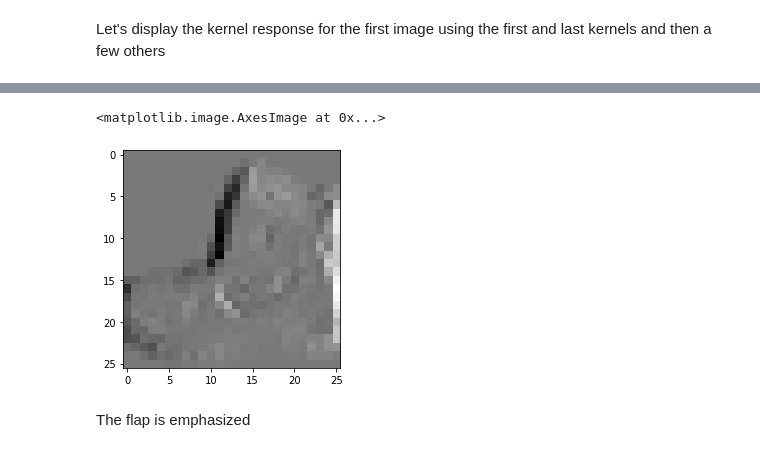
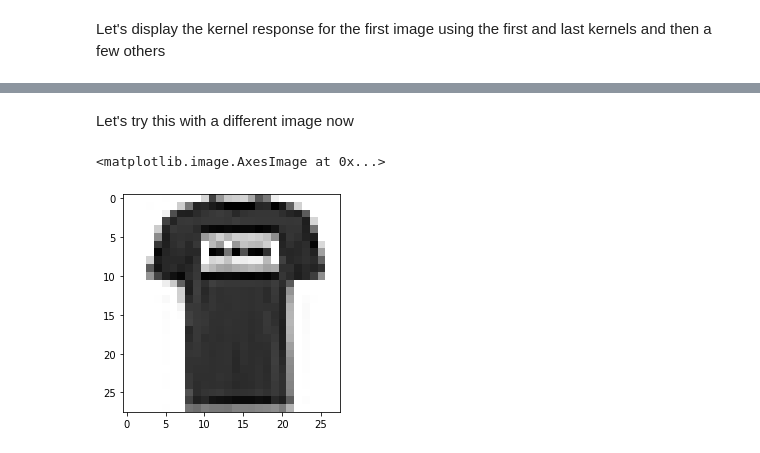
Before and after one commit to VallabhReddy/Image-Classification-Fashion-MNIST-CNN, a Jupyter notebook: Fashion MNIST Image Classification.ipynb, the cells around one changed output, grey strips where cells are left out. Drawn from its saved outputs; the diff is of its cells as text; code cells hidden in the pictures.

Commit message:
Added CNN Activation Visualizations

```diff
--- a/Fashion MNIST Image Classification.ipynb
+++ b/Fashion MNIST Image Classification.ipynb
@@ -702,8 +725,8 @@ The body of the boot is emphasized
+# %% [markdown]
+Let's try this with a different image now
 # %%
-kernel = kernels[:,:,0, 50]
-plt.imshow(kernel_response(image, kernel), cmap = plt.cm.binary)
+image = train_images[1]
+plt.imshow(image, cmap = plt.cm.binary)
 # %% [output]
 <matplotlib.image.AxesImage at 0x...>
-[figure, old version]
+[figure, new version]
-# %% [markdown]
-The flap is emphasized
```
Also changed, not shown: parts of 52 cells of this notebook, 2 other files.
